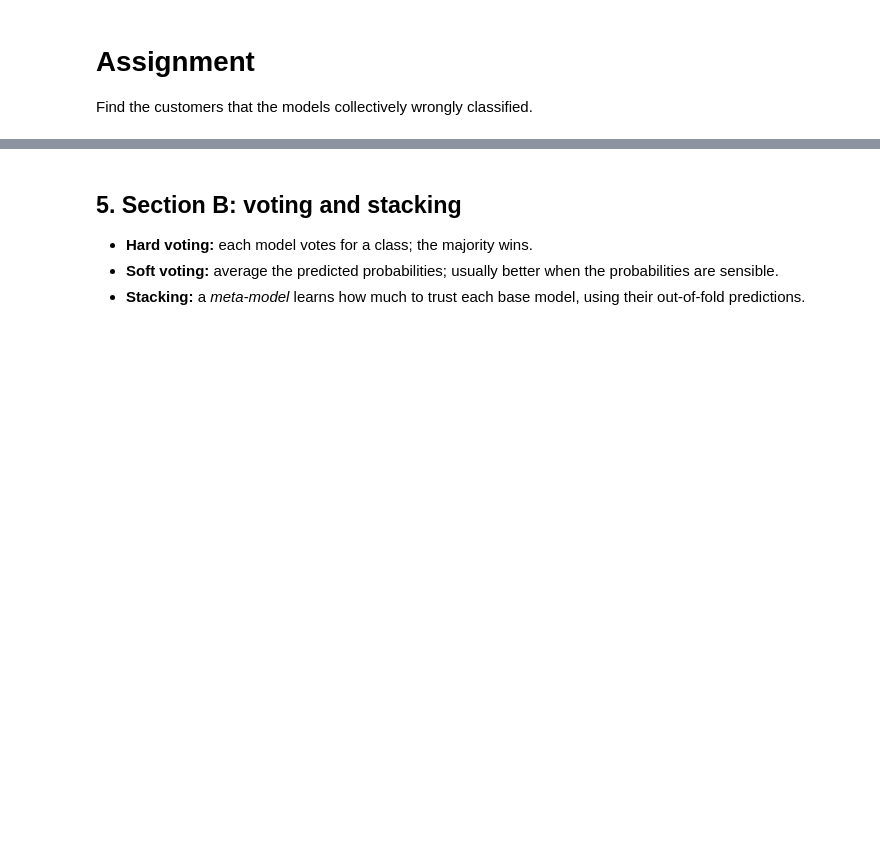
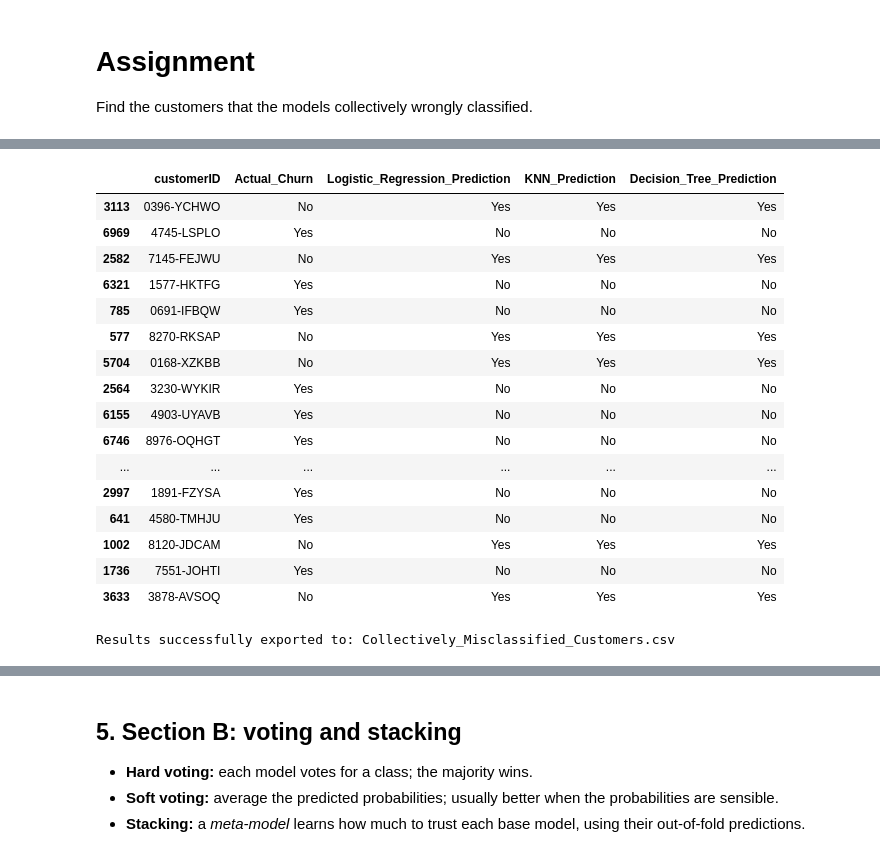
Before and after one commit to adeizaofficial/NUTDTS816-Oricha-NUTM-Time-Series-Analysis, a Jupyter notebook: 01_Churn_Ensembles_and_Boosting.ipynb, the cells around one changed output, grey strips where cells are left out. Saved outputs shown, nothing was run; the diff lists cells and outputs as text; code cells hidden in the pictures; blank space fills up the shorter version.

```diff
--- a/01_Churn_Ensembles_and_Boosting.ipynb
+++ b/01_Churn_Ensembles_and_Boosting.ipynb
@@ -353,0 +488,63 @@ Find the customers that the models collectively wrongly classified.
+# %%
+
+#MODEL PREDICTIONS VERSUS ACTUAL CUSTOMER OUTCOMES
+
+comparison = selected[
+[
+"customerID",
+"Churn",
+"Logistic_Regression_Prediction",
+"KNN_Prediction",
+"Decision_Tree_Prediction"
+ ]
+].copy()
+
+
+comparison = comparison.rename(
+columns={"Churn": "Actual_Churn"}
+)
+
+#Convert binary predictions into readable outcomes.
+prediction_columns = [
+"Logistic_Regression_Prediction",
+"KNN_Prediction",
+"Decision_Tree_Prediction"
+]
+
+for col in prediction_columns:
+    comparison[col] = comparison[col].map({
+            0: "No",
+            1: "Yes"
+})
+
+
+display(comparison.head(20))
+# %% [output]
+|  | customerID | Actual_Churn | Logistic_Regression_Prediction | KNN_Prediction | Decision_Tree_Prediction |
+| 3113 | 0396-YCHWO | No | Yes | Yes | Yes |
+| 6969 | 4745-LSPLO | Yes | No | No | No |
+| 2582 | 7145-FEJWU | No | Yes | Yes | Yes |
+| 6321 | 1577-HKTFG | Yes | No | No | No |
+| 785 | 0691-IFBQW | Yes | No | No | No |
+| 577 | 8270-RKSAP | No | Yes | Yes | Yes |
+| 5704 | 0168-XZKBB | No | Yes | Yes | Yes |
+| 2564 | 3230-WYKIR | Yes | No | No | No |
+| 6155 | 4903-UYAVB | Yes | No | No | No |
+| 6746 | 8976-OQHGT | Yes | No | No | No |
+| ... | ... | ... | ... | ... | ... |
+| 2997 | 1891-FZYSA | Yes | No | No | No |
+| 641 | 4580-TMHJU | Yes | No | No | No |
+| 1002 | 8120-JDCAM | No | Yes | Yes | Yes |
+| 1736 | 7551-JOHTI | Yes | No | No | No |
+| 3633 | 3878-AVSOQ | No | Yes | Yes | Yes |
+# %%
+
+#Export the full list of collectively misclassified customers.
+
+output_file = "Collectively_Misclassified_Customers.csv"
+
+comparison.to_csv(output_file, index=False)
+
+print(f"Results successfully exported to: {output_file}")
+# %% [output]
+Results successfully exported to: Collectively_Misclassified_Customers.csv
```
Also changed, not shown: parts of 13 cells of this notebook.
